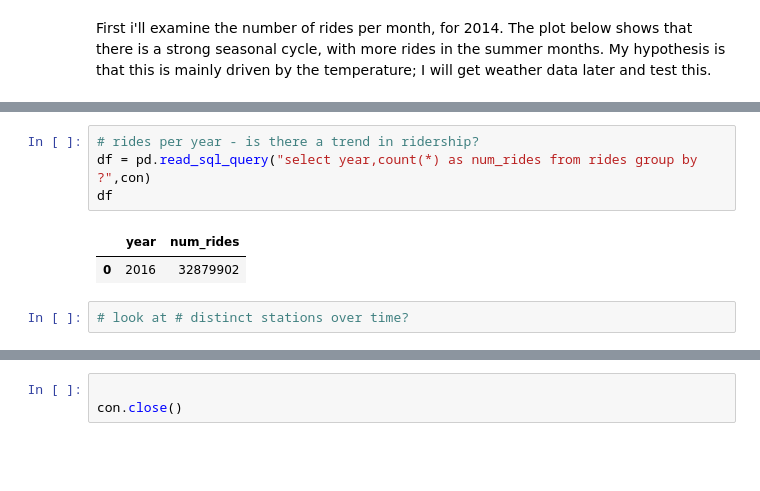
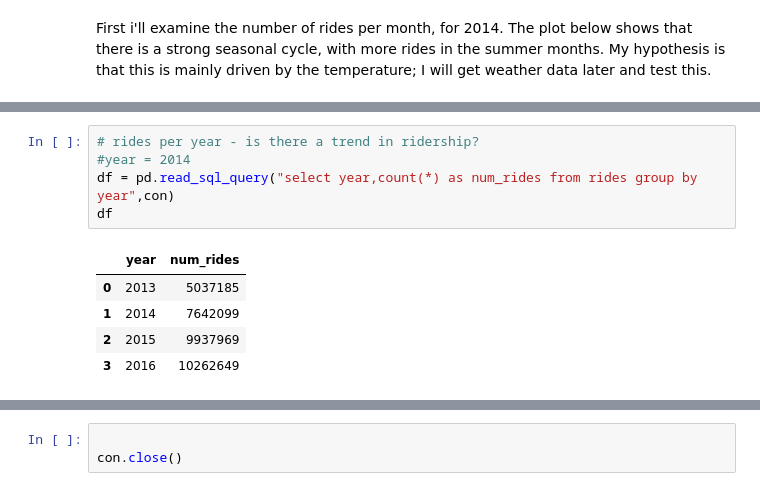
Before and after one commit to andypicke/Springboard_DataScience, a Jupyter notebook: Capstone_1/citibike_EDA.ipynb, the cells around one changed output, grey strips where cells are left out. Saved outputs shown, nothing was run; the diff lists cells and outputs as text; blank space fills up the shorter version.

```diff
--- a/Capstone_1/citibike_EDA.ipynb
+++ b/Capstone_1/citibike_EDA.ipynb
@@ -21,9 +25,11 @@ First i'll examine the number of rides per month, for 2014. The plot below shows
 # %%
 # rides per year - is there a trend in ridership?
-df = pd.read_sql_query("select year,count(*) as num_rides from rides group by ?",con)
+#year = 2014
+df = pd.read_sql_query("select year,count(*) as num_rides from rides group by year",con)
 df
 # %% [output]
 |  | year | num_rides |
-| 0 | 2016 | 32879902 |
+| 0 | 2013 | 5037185 |
+| 1 | 2014 | 7642099 |
+| 2 | 2015 | 9937969 |
+| 3 | 2016 | 10262649 |
-# %%
-# look at # distinct stations over time?
```
Also changed, not shown: parts of 25 cells of this notebook.
